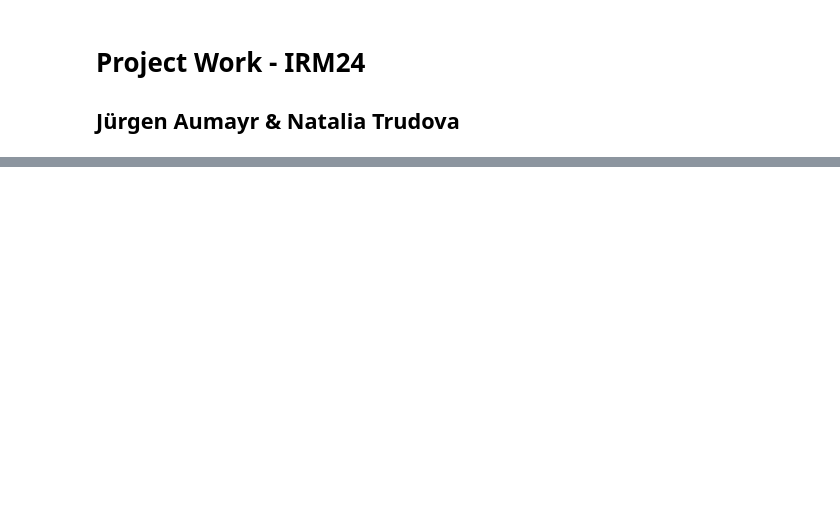
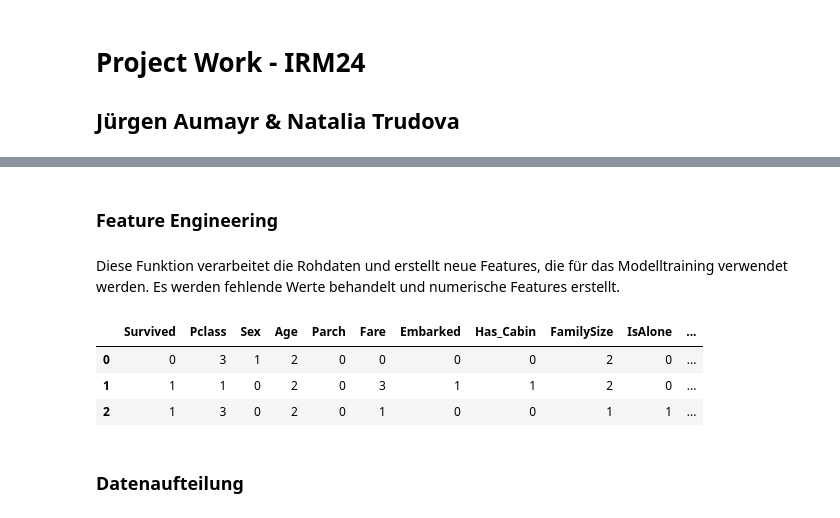
Before and after one commit to quappinger/irm24_ki_pa1, a Jupyter notebook: RandomForests.ipynb, the cells around one changed output, grey strips where cells are left out. Cells and saved outputs as stored; diff of their text form; code cells hidden in the pictures; blank space fills up the shorter version.

```diff
--- a/RandomForests.ipynb
+++ b/RandomForests.ipynb
@@ -56,0 +44,80 @@ F1-Score:  0.9866603624901497
+# %% [markdown]
+### Feature Engineering
+# %% [markdown]
+Diese Funktion verarbeitet die Rohdaten und erstellt neue Features, die für das Modelltraining verwendet werden. Es werden fehlende Werte behandelt und numerische Features erstellt.
+# %%
+def preprocess_features(df):
+    """
+    Bereitet die Titanic-Daten für das Modelltraining vor und
+    erzeugt optimierte Features aus den Rohdaten.
+    """
+    # Kopie erstellen, um Originaldaten nicht zu verändern
+    dataset = df.copy()
+
+    # Geschlecht in numerisch konvertieren
+    dataset['Sex'] = dataset['Sex'].map({'female': 0, 'male': 1})
+
+    # Fehlende Alterswerte mit Median füllen - nach Klasse und Geschlecht gruppiert
+    age_median = dataset.groupby(['Pclass', 'Sex'])['Age'].transform('median')
+    dataset['Age'] = dataset['Age'].fillna(age_median)
+
+    # NaN-Werte durch den Median ersetzen
+    dataset['Fare'] = dataset['Fare'].fillna(dataset['Fare'].median())
+
+    # Alter in Kategorien einteilen
+    dataset['Age'] = pd.cut(
+        dataset['Age'],
+        bins=[0, 18, 60, np.inf],
+        labels=[1, 2, 3]
+    ).astype('int8')
+
+    # Fahrpreise in Quartile einteilen für bessere Vergleichbarkeit
+    dataset['Fare'] = pd.qcut(
+        dataset['Fare'],
+        q=4,
+        labels=[0, 1, 2, 3],
+        duplicates='drop'  # Verhindert Fehler bei doppelten Grenzwerten
+    ).astype('int8')
+
+    # Einschiffungshafen in numerische Werte umwandeln
+    dataset['Embarked'] = dataset['Embarked'].fillna(dataset['Embarked'].mode()[0])
+    dataset['Embarked'] = dataset['Embarked'].map({'S': 0, 'C': 1, 'Q': 2}).astype('int8')
+
+    # Binäres Merkmal: Hat der Passagier eine Kabinennummer oder nicht?
+    dataset['Has_Cabin'] = (dataset['Cabin'].notna()).astype('int8')
+
+    # Berechnung der Familiengröße und Alleinreisenden-Status
+    dataset['FamilySize'] = (dataset['SibSp'] + dataset['Parch'] + 1).astype('int8')
+    dataset['IsAlone'] = (dataset['FamilySize'] == 1).astype('int8')
+
+    # Titel aus Namen extrahieren mit regulärem Ausdruck - effizienter als Split
+    dataset['Title'] = dataset['Name'].str.extract(' ([A-Za-z]+)\.', expand=False)
+
+    # Titel-Mapping für Kategorisierung
+    title_mapping = {
+        "Mr": 1, "Master": 2, "Mrs": 3, "Miss": 4, "Rare": 5
+    }
+
+    # Seltenere Titel zusammenfassen, um Overfitting zu vermeiden
+    rare_titles = ['Lady', 'Countess', 'Capt', 'Col', 'Don', 'Dr',
+                   'Major', 'Rev', 'Sir', 'Jonkheer', 'Mlle', 'Mme', 'Ms']
+    dataset['Title'] = dataset['Title'].replace(rare_titles, 'Rare')
+    dataset['Title'] = dataset['Title'].map(title_mapping).fillna(5).astype('int8')
+
+    return dataset
+
+# Daten vorverarbeiten und relevante Features auswählen
+processed_df = preprocess_features(train_df)
+features_df = processed_df[['Survived', 'Pclass', 'Sex', 'Age', 'Parch',
+                            'Fare', 'Embarked', 'Has_Cabin', 'FamilySize',
+                            'IsAlone', 'Title']]
+
+# Vorverarbeitete Features anzeigen
+display(features_df.head(3))
+# %% [output]
+|  | Survived | Pclass | Sex | Age | Parch | Fare | Embarked | Has_Cabin | FamilySize | IsAlone | ... |
+| 0 | 0 | 3 | 1 | 2 | 0 | 0 | 0 | 0 | 2 | 0 | ... |
+| 1 | 1 | 1 | 0 | 2 | 0 | 3 | 1 | 1 | 2 | 0 | ... |
+| 2 | 1 | 3 | 0 | 2 | 0 | 1 | 0 | 0 | 1 | 1 | ... |
+# %% [markdown]
+### Datenaufteilung
```
Also changed, not shown: parts of 22 cells of this notebook, 3 other files.
